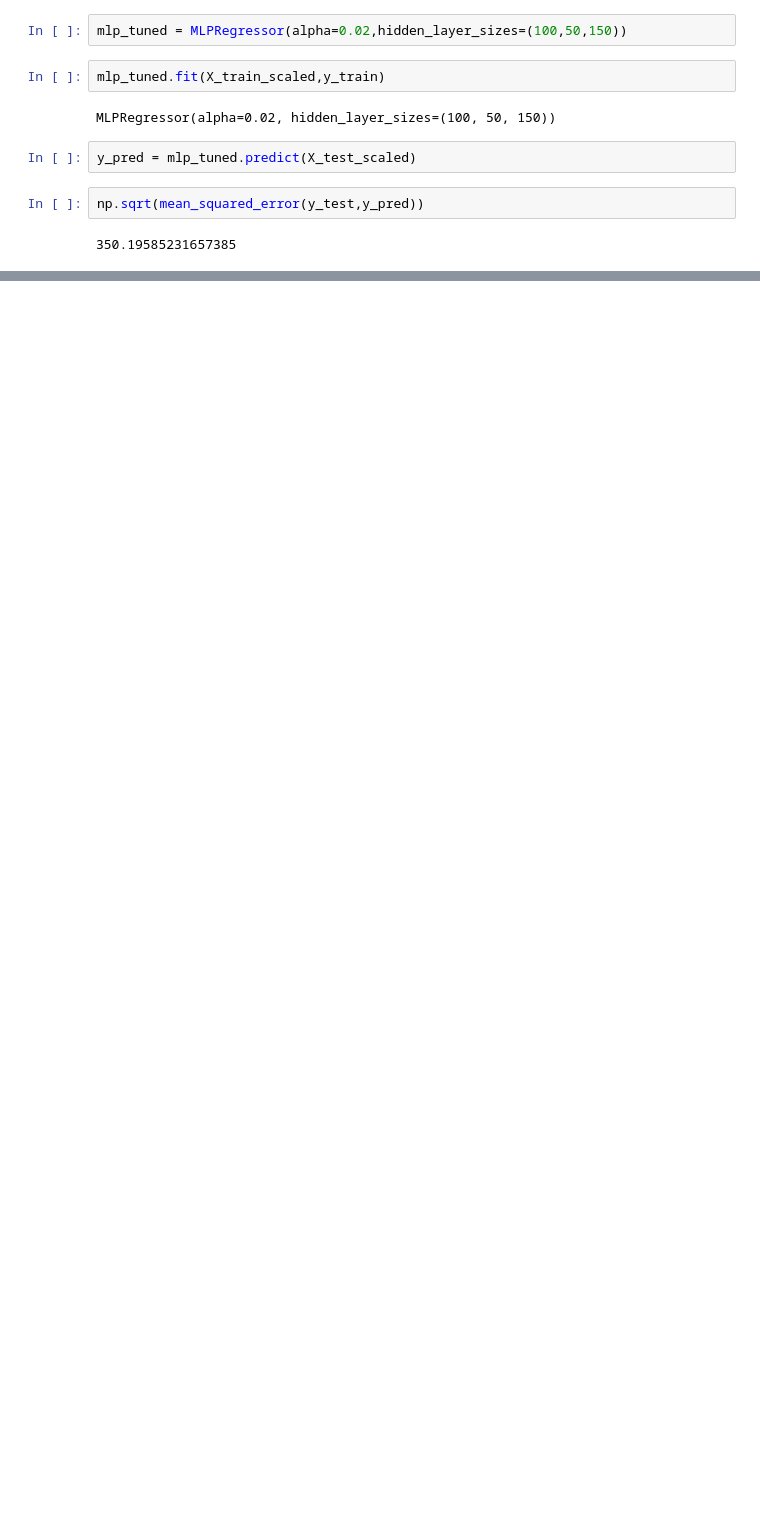
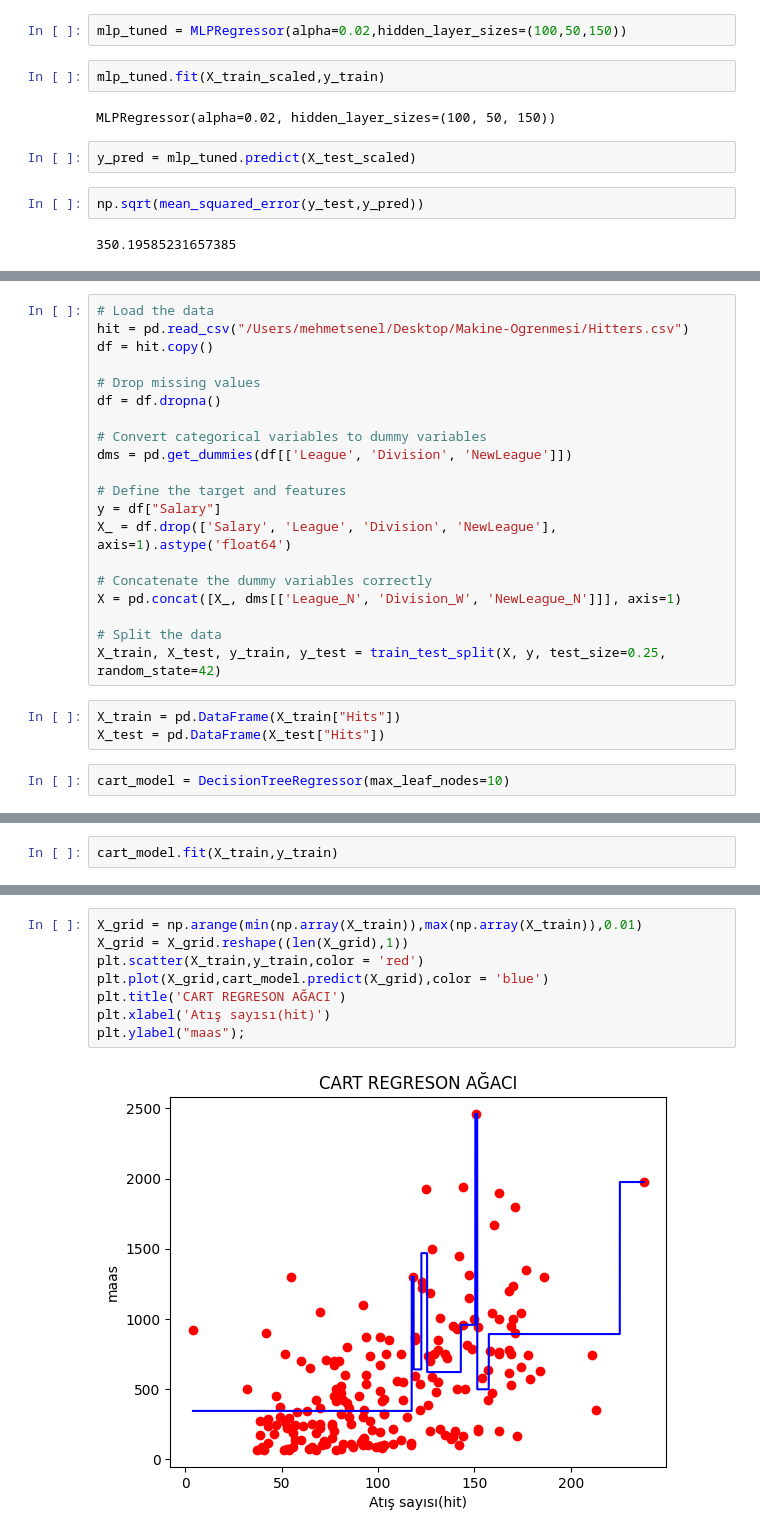
Before and after one commit to SirMsenel/Makine-Ogrenmesi, a Jupyter notebook: regresyon modelleri/yapaysinirağları.ipynb, the cells around one changed output, grey strips where cells are left out. Saved outputs shown, nothing was run; the diff lists cells and outputs as text; blank space fills up the shorter version.

Commit message:
cart

```diff
--- a/regresyon modelleri/yapaysinirağları.ipynb
+++ b/regresyon modelleri/yapaysinirağları.ipynb
@@ -110,0 +119,25 @@ np.sqrt(mean_squared_error(y_test,y_pred))
+# %%
+# Load the data
+hit = pd.read_csv("/Users/mehmetsenel/Desktop/Makine-Ogrenmesi/Hitters.csv")
+df = hit.copy()
+
+# Drop missing values
+df = df.dropna()
+
+# Convert categorical variables to dummy variables
+dms = pd.get_dummies(df[['League', 'Division', 'NewLeague']])
+
+# Define the target and features
+y = df["Salary"]
+X_ = df.drop(['Salary', 'League', 'Division', 'NewLeague'], axis=1).astype('float64')
+
+# Concatenate the dummy variables correctly
+X = pd.concat([X_, dms[['League_N', 'Division_W', 'NewLeague_N']]], axis=1)
+
+# Split the data
+X_train, X_test, y_train, y_test = train_test_split(X, y, test_size=0.25, random_state=42)
+# %%
+X_train = pd.DataFrame(X_train["Hits"])
+X_test = pd.DataFrame(X_test["Hits"])
+# %%
+cart_model = DecisionTreeRegressor(max_leaf_nodes=10)
@@ -110,0 +148,2 @@ np.sqrt(mean_squared_error(y_test,y_pred))
+# %%
+cart_model.fit(X_train,y_train)
@@ -110,0 +152,10 @@ np.sqrt(mean_squared_error(y_test,y_pred))
+# %%
+X_grid = np.arange(min(np.array(X_train)),max(np.array(X_train)),0.01)
+X_grid = X_grid.reshape((len(X_grid),1))
+plt.scatter(X_train,y_train,color = 'red')
+plt.plot(X_grid,cart_model.predict(X_grid),color = 'blue')
+plt.title('CART REGRESON AĞACI')
+plt.xlabel('Atış sayısı(hit)')
+plt.ylabel("maas");
+# %% [output]
+[figure, added]
```
Also changed, not shown: parts of 28 cells of this notebook.
